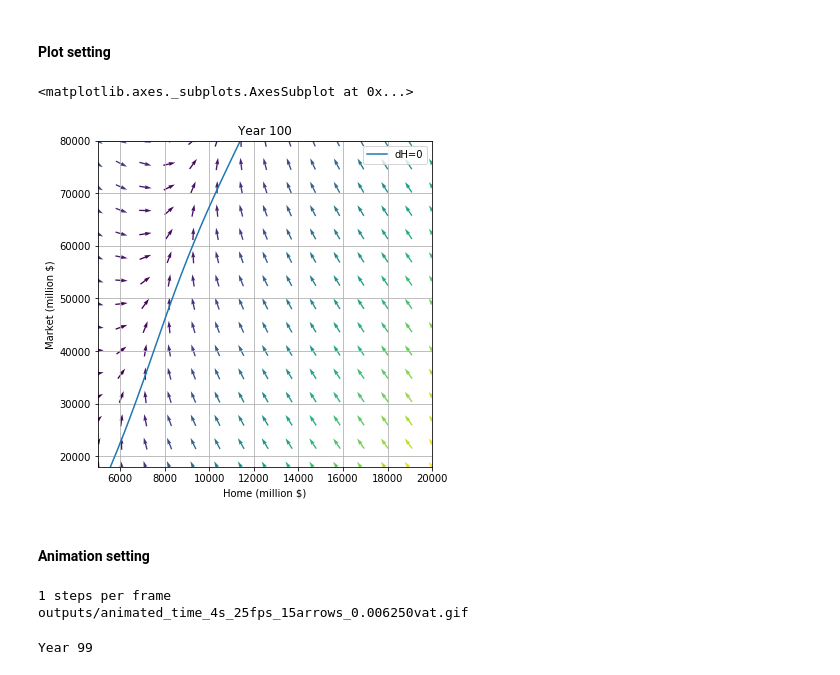
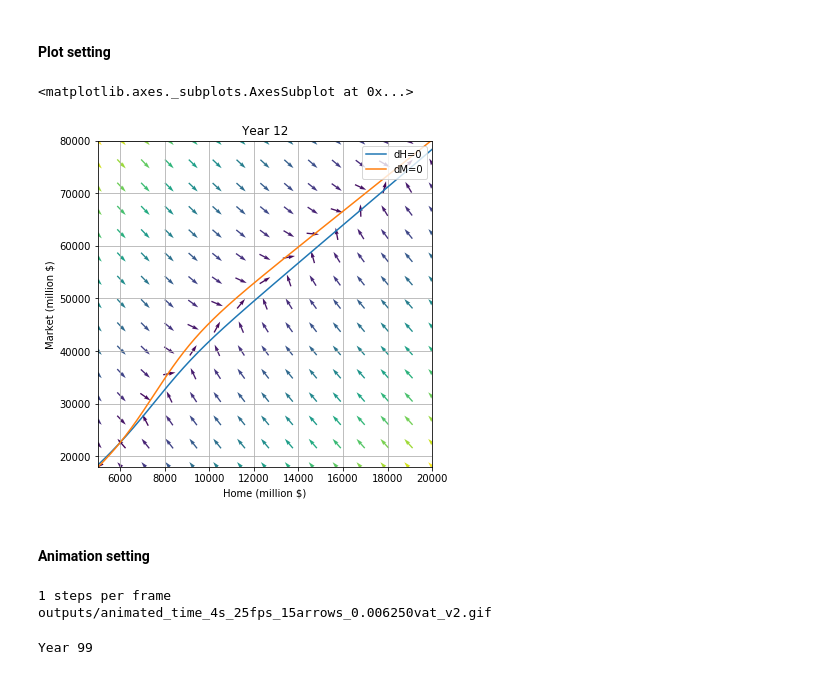
Before and after one commit to shawlu95/Universal-Basic-Income, a Jupyter notebook: animation_100_years.ipynb, the cells around one changed output. Cells and saved outputs as stored; diff of their text form; code cells hidden in the pictures.

```diff
--- a/animation_100_years.ipynb
+++ b/animation_100_years.ipynb
@@ -28,35 +28,39 @@ def plotYear(t):
     dM_grid = (1 - tC) * c * hh + fMultiplier * logistic(hh) - wageDecay(t, w) * mm - tVAT * mm + econGrowth * mm
 
 
     m0 = np.linspace(m_lower, m_upper, 1000)
     h0 = [solveH(m_, t) for m_ in m0]
 
+    h1 = np.linspace(h_lower, h_upper, 1000)
+    m1 = [solveM(h_, t) for h_ in h1]
+
     # normalize arrow
     M = (np.hypot(dH_grid, dM_grid))
     M[ M == 0] = 1.
     dH_grid /= M
     dM_grid /= M
 
     ax.cla()
     ax.quiver(hh, mm, dH_grid, dM_grid, M, pivot='mid')
     ax.plot(h0, m0, label="dH=0")
+    ax.plot(h1, m1, label="dM=0")
 
     ax.grid()
 
     ax.set_xlim(h_lower, h_upper)
     ax.set_ylim(m_lower, m_upper)
 
     ax.set_xlabel("Home (million $)")
     ax.set_ylabel("Market (million $)")
 
     ax.legend(loc="upper right", frameon=True)
     ax.set_title("Year %i"%t)
     return ax
 
-plotYear(100)
+plotYear(12)
 # %% [output]
 <matplotlib.axes._subplots.AxesSubplot at 0x...>
-[figure, old version]
+[figure, new version]
 # %% [markdown]
 #### Animation setting
 # %%
@@ -78,11 +82,11 @@ for i in range(end // spf + 1):
     idx_end = min(end - 1, (i + 1) * spf)
     frames.append(idx_end)
 
-fname = 'outputs/animated_time_%is_%ifps_%iarrows_%fvat.gif'%(duration, fps, n_arrows, tVAT)
+fname = 'outputs/animated_time_%is_%ifps_%iarrows_%fvat_v2.gif'%(duration, fps, n_arrows, tVAT)
 print(fname)
 # %% [output]
 1 steps per frame
-outputs/animated_time_4s_25fps_15arrows_0.006250vat.gif
+outputs/animated_time_4s_25fps_15arrows_0.006250vat_v2.gif
 # %%
 def update(t):
     print('Year %i'%t, end="\r")
```
Also changed, not shown: 5 other files.
